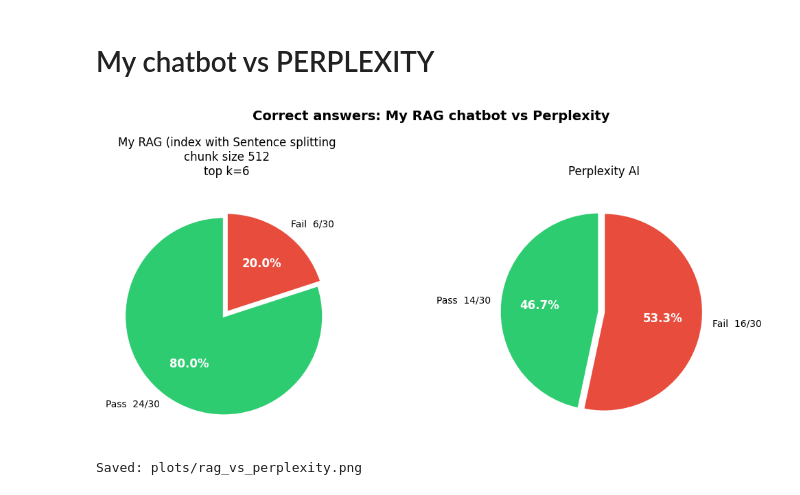
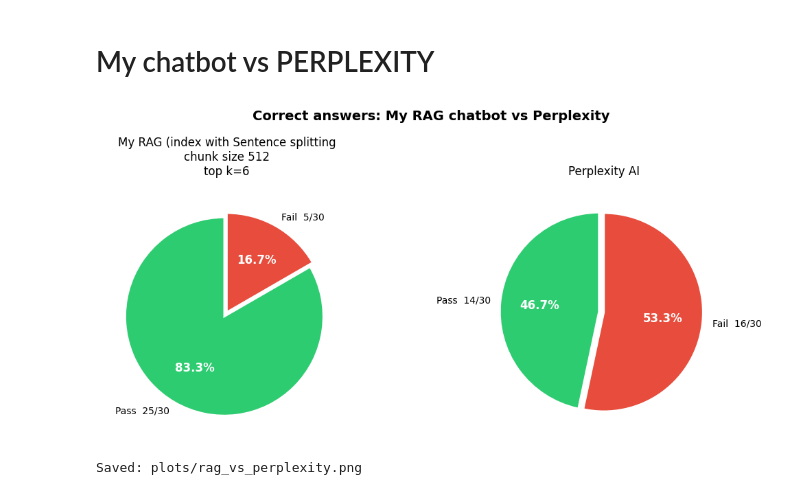
Before and after one commit to Gabriele-tomai00/rag_eval_units, a Jupyter notebook: rag_eval/comparison_study.ipynb, the cells around one changed output. Drawn from its saved outputs; the diff is of its cells as text; code cells hidden in the pictures.

Commit message:
new test for 1024 k_6 type 3 with graphs

```diff
--- a/rag_eval/comparison_study.ipynb
+++ b/rag_eval/comparison_study.ipynb
@@ -427,7 +435,7 @@ def _pie_counts(path: Path) -> tuple[int, int]:
 
 
 def plot_pie_comparison(save_path: Path) -> None:
-    path_rag = Path("evals/experiments/from_index_sentence_512_k_6_results.csv")
+    path_rag = Path("evals/experiments/from_index_sentence_1024_k_6_results.csv")
     path_prx = Path("evals/experiments/perplexity_results.csv")
 
     rag_pass, rag_fail = _pie_counts(path_rag)
@@ -442,32 +450,32 @@ def plot_pie_comparison(save_path: Path) -> None:
     for ax, (n_pass, n_fail), title in [
         (ax1, (rag_pass, rag_fail), "My RAG (index with Sentence splitting\nchunk size 512\ntop k=6"),
         (ax2, (prx_pass, prx_fail), "Perplexity AI"),
     ]:
         total   = n_pass + n_fail
         sizes   = [n_pass, n_fail]
         labels  = [f"Pass  {n_pass}/{total}", f"Fail  {n_fail}/{total}"]
         colors  = [PIE_PASS_COLOR, PIE_FAIL_COLOR]
         explode = (0.05, 0)
 
         wedges, texts, autotexts = ax.pie(
             sizes, labels=labels, colors=colors, explode=explode,
             autopct="%1.1f%%", startangle=90,
             wedgeprops=dict(edgecolor="white", linewidth=2),
             textprops=dict(fontsize=10),
         )
         for at in autotexts:
             at.set_fontsize(12)
             at.set_fontweight("bold")
             at.set_color("white")
         ax.set_title(title, fontsize=12, pad=14)
 
     plt.tight_layout()
     fig.savefig(save_path, dpi=150, bbox_inches="tight")
     plt.show()
     print(f"Saved: {save_path}")
 
 
 plot_pie_comparison(PLOTS_DIR / "rag_vs_perplexity.png")
 # %% [output]
-[figure, old version]
+[figure, new version]
 Saved: plots/rag_vs_perplexity.png
```
Also changed, not shown: parts of 2 cells of this notebook, 8 other files.
